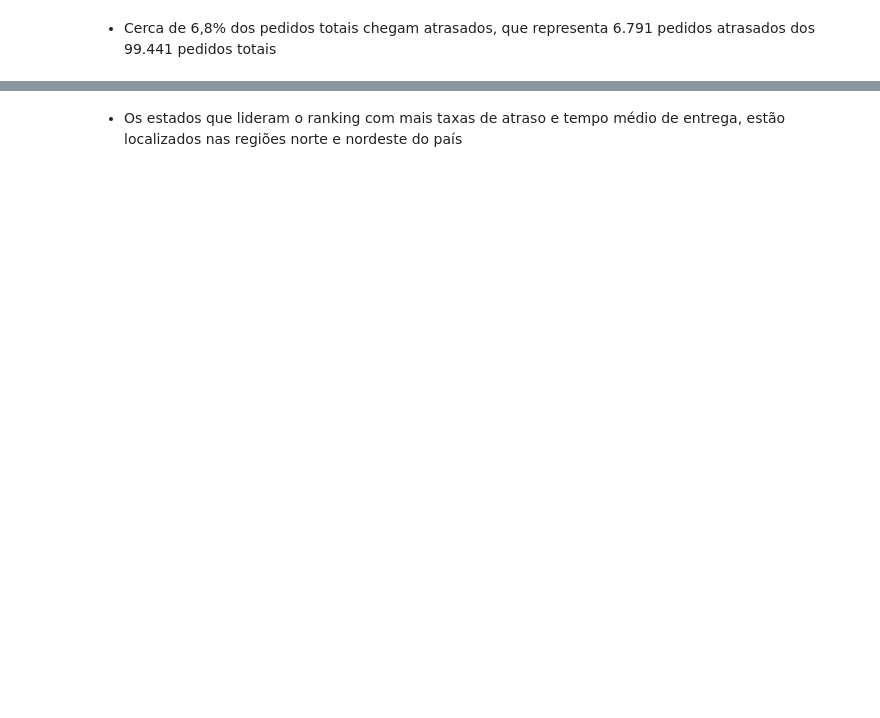
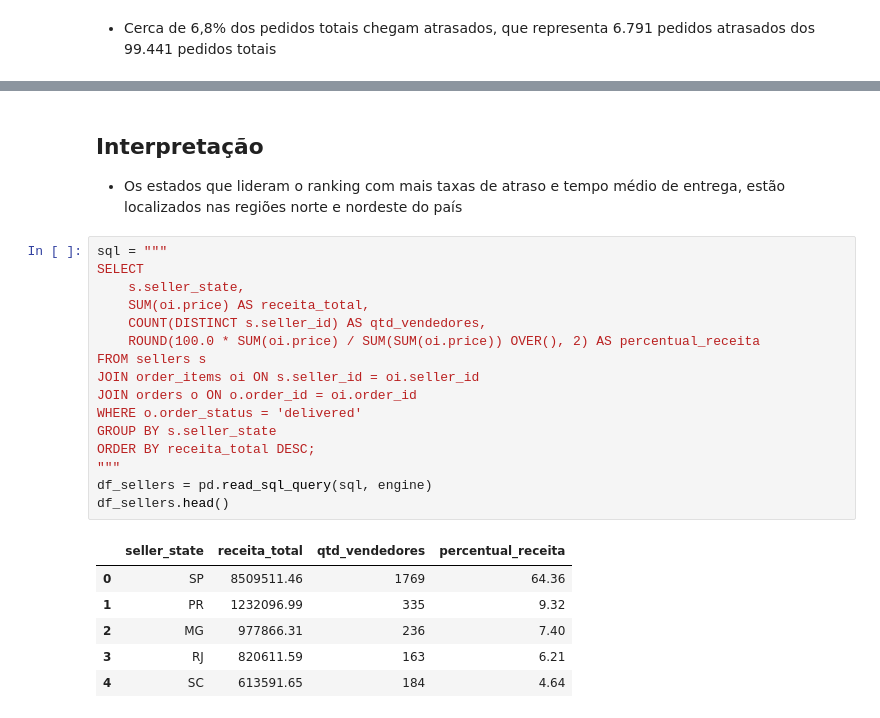
Before and after one commit to pedrohnh06/ecommerce-data-analytics, a Jupyter notebook: notebooks/01_exploracao.ipynb, the cells around one changed output, grey strips where cells are left out. Cells and saved outputs as stored; diff of their text form; blank space fills up the shorter version.

```diff
--- a/notebooks/01_exploracao.ipynb
+++ b/notebooks/01_exploracao.ipynb
@@ -362,2 +345,27 @@ plt.show()
 # %% [markdown]
+## Interpretação
+
 * Os estados que lideram o ranking com mais taxas de atraso e tempo médio de entrega, estão localizados nas regiões norte e nordeste do país
+# %%
+sql = """
+SELECT
+    s.seller_state,
+    SUM(oi.price) AS receita_total,
+    COUNT(DISTINCT s.seller_id) AS qtd_vendedores,
+    ROUND(100.0 * SUM(oi.price) / SUM(SUM(oi.price)) OVER(), 2) AS percentual_receita
+FROM sellers s
+JOIN order_items oi ON s.seller_id = oi.seller_id
+JOIN orders o ON o.order_id = oi.order_id
+WHERE o.order_status = 'delivered'
+GROUP BY s.seller_state
+ORDER BY receita_total DESC;
+"""
+df_sellers = pd.read_sql_query(sql, engine)
+df_sellers.head()
+# %% [output]
+|  | seller_state | receita_total | qtd_vendedores | percentual_receita |
+| 0 | SP | 8509511.46 | 1769 | 64.36 |
+| 1 | PR | 1232096.99 | 335 | 9.32 |
+| 2 | MG | 977866.31 | 236 | 7.40 |
+| 3 | RJ | 820611.59 | 163 | 6.21 |
+| 4 | SC | 613591.65 | 184 | 4.64 |
```
Also changed, not shown: parts of 12 cells of this notebook, 2 other files.
